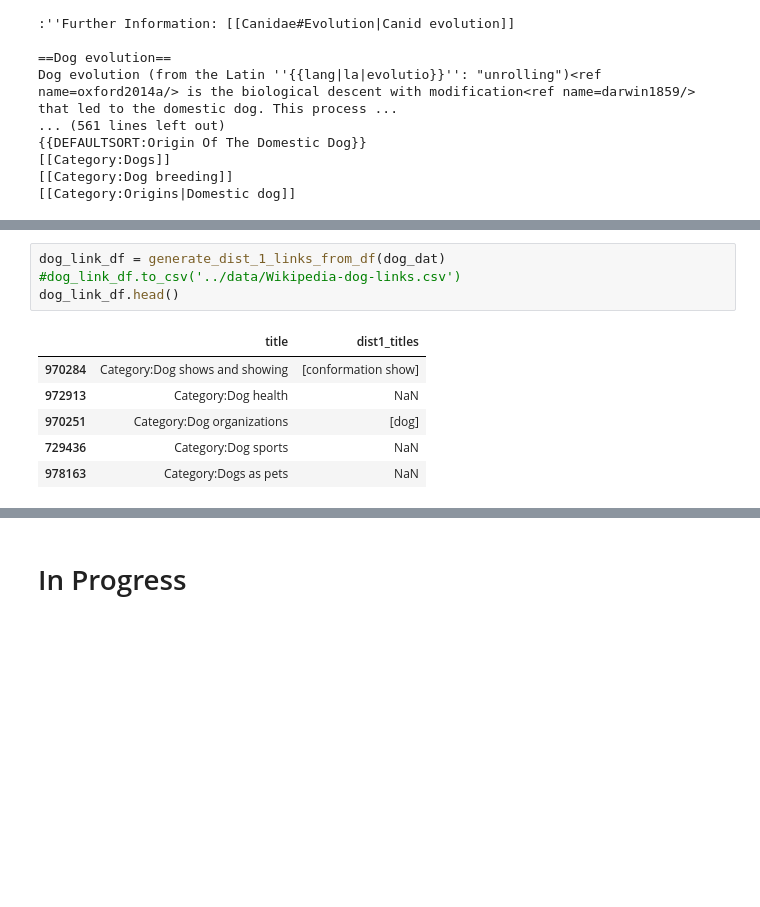
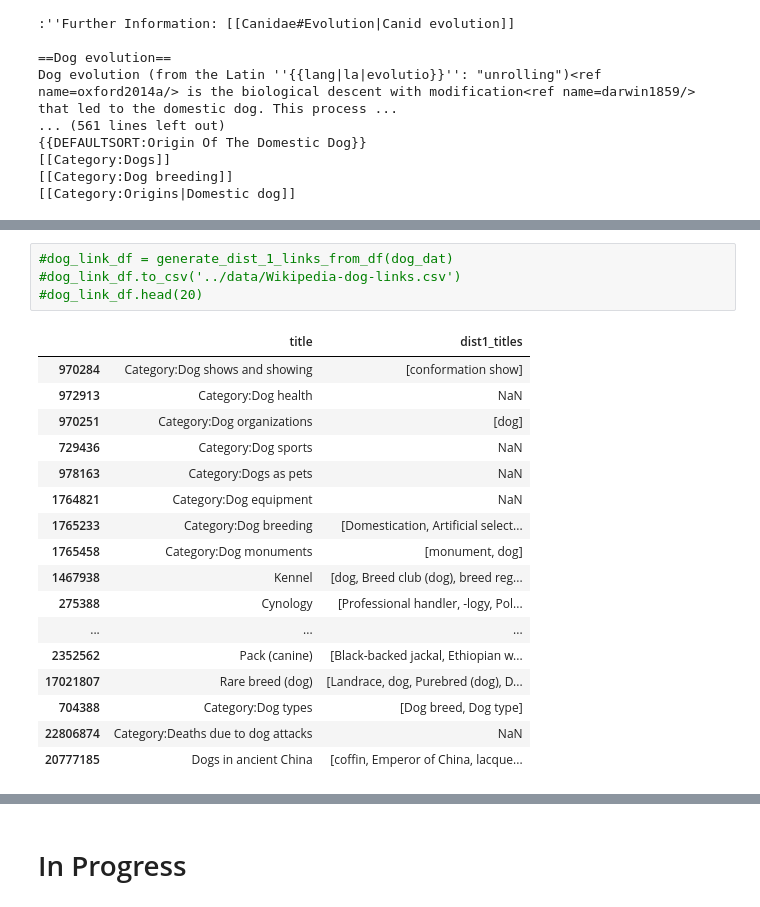
Before and after one commit to hannahlb/CDIPS_Content_Rec, a Jupyter notebook: katie/build_tree.ipynb, the cells around one changed output, grey strips where cells are left out. Drawn from its saved outputs; the diff is of its cells as text; blank space fills up the shorter version.

```diff
--- a/katie/build_tree.ipynb
+++ b/katie/build_tree.ipynb
@@ -216,14 +273,25 @@ find_wiki_links(test_text)
 # %%
-dog_link_df = generate_dist_1_links_from_df(dog_dat)
+#dog_link_df = generate_dist_1_links_from_df(dog_dat)
 #dog_link_df.to_csv('../data/Wikipedia-dog-links.csv')
-dog_link_df.head()
+#dog_link_df.head(20)
 # %% [output]
 |  | title | dist1_titles |
 | 970284 | Category:Dog shows and showing | [conformation show] |
 | 972913 | Category:Dog health | NaN |
 | 970251 | Category:Dog organizations | [dog] |
 | 729436 | Category:Dog sports | NaN |
 | 978163 | Category:Dogs as pets | NaN |
+| 1764821 | Category:Dog equipment | NaN |
+| 1765233 | Category:Dog breeding | [Domestication, Artificial select... |
+| 1765458 | Category:Dog monuments | [monument, dog] |
+| 1467938 | Kennel | [dog, Breed club (dog), breed reg... |
+| 275388 | Cynology | [Professional handler, -logy, Pol... |
+| ... | ... | ... |
+| 2352562 | Pack (canine) | [Black-backed jackal, Ethiopian w... |
+| 17021807 | Rare breed (dog) | [Landrace, dog, Purebred (dog), D... |
+| 704388 | Category:Dog types | [Dog breed, Dog type] |
+| 22806874 | Category:Deaths due to dog attacks | NaN |
+| 20777185 | Dogs in ancient China | [coffin, Emperor of China, lacque... |
 # %%
 fish_link_df = generate_dist_1_links_from_df(fish_dat)
 #fish_link_df.to_csv('../data/Wikipedia-fish-links.csv')
```
Also changed, not shown: parts of 11 cells of this notebook, 3 other files.
